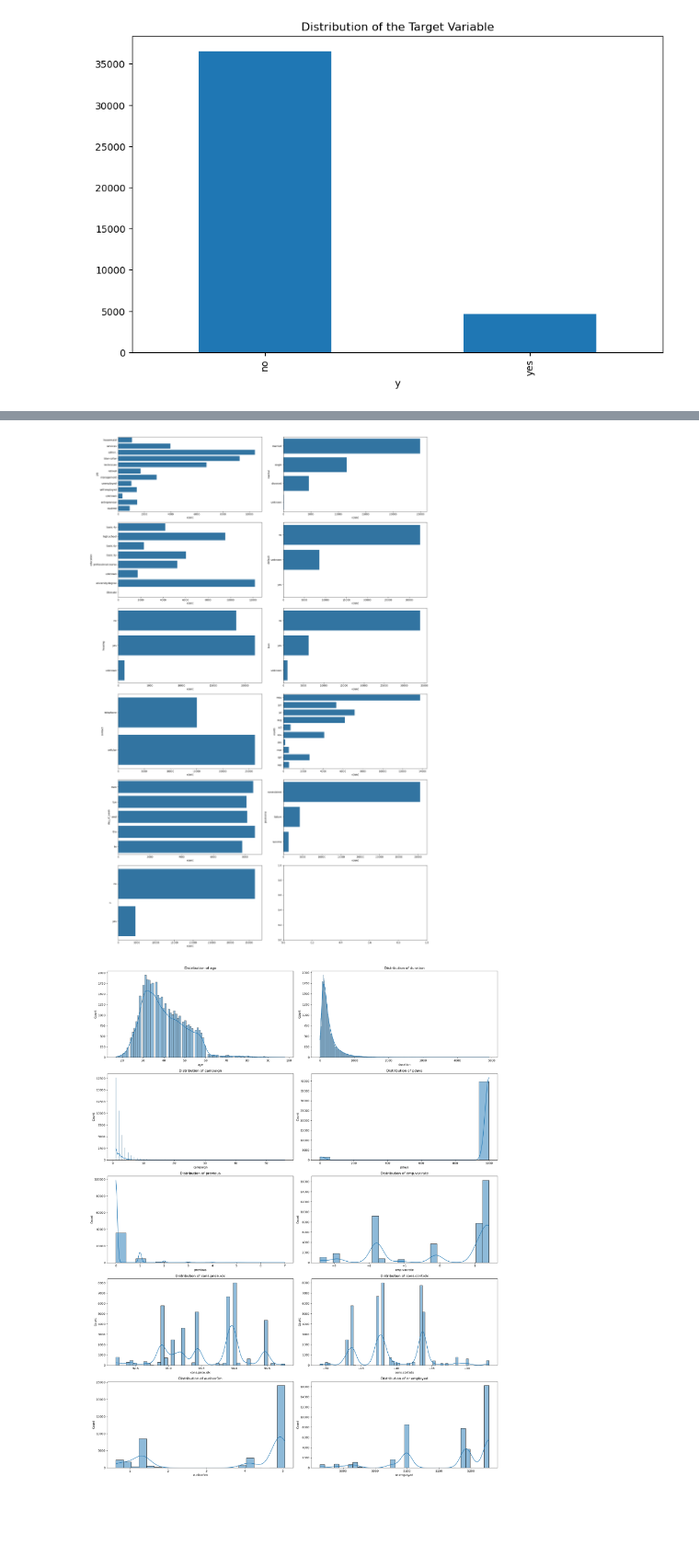
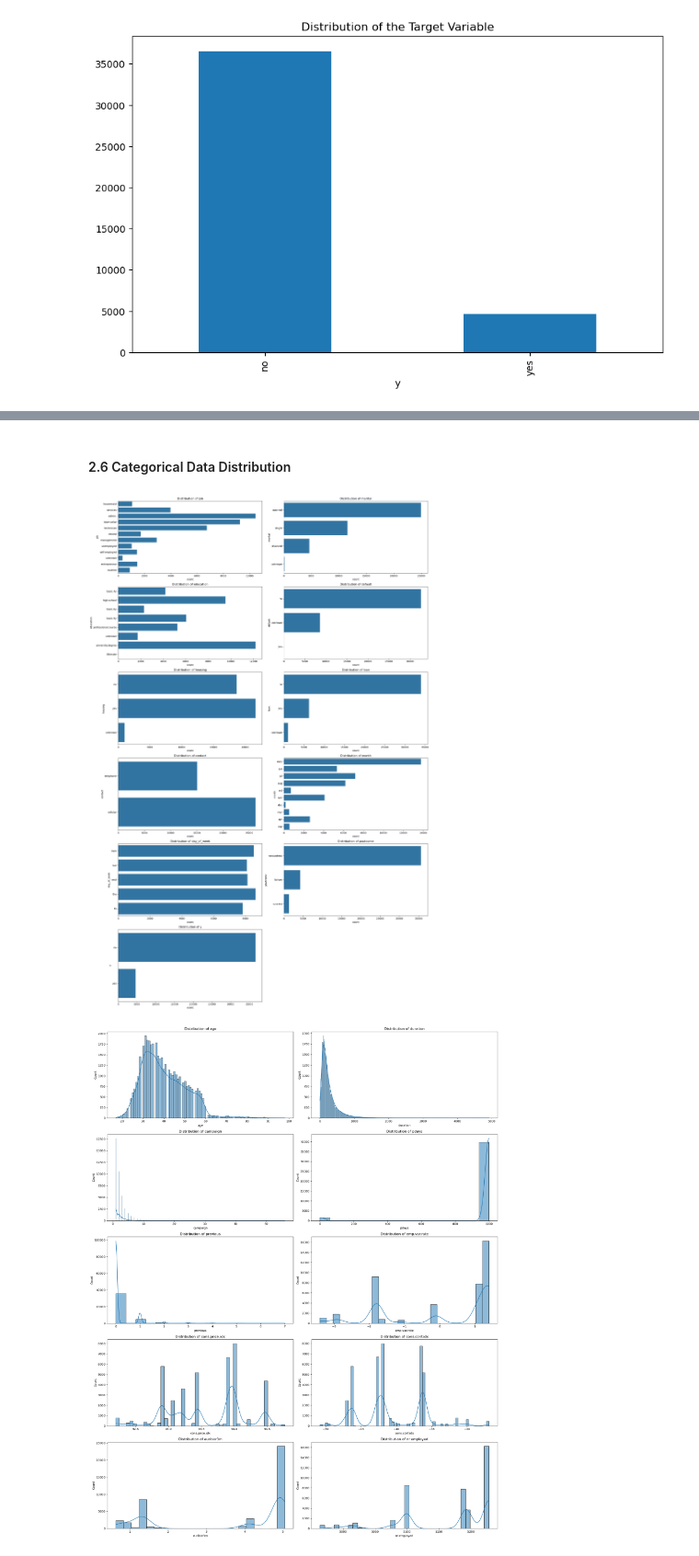
Before and after one commit to Geovannyy/Geovannyy-ML-DM-with-Python-and-Azure-ML-Studio, a Jupyter notebook: notebooks/Task_1_Classification.ipynb, the cells around one changed output, grey strips where cells are left out. Shown at 92% size. Saved outputs shown, nothing was run; the diff lists cells and outputs as text; code cells hidden in the pictures; blank space fills up the shorter version.

```diff
--- a/notebooks/Task_1_Classification.ipynb
+++ b/notebooks/Task_1_Classification.ipynb
@@ -228,18 +270,35 @@ plt.close()
+# %% [markdown]
+#### 2.6 Categorical Data Distribution
 # %%
+# Select categorical features
 categorical_features = df.select_dtypes(include='object').columns
+
+# Calculate the number of rows needed for subplots
 num_features = len(categorical_features)
-num_rows = (num_features + 1) // 2  # Calculate required rows
-fig, ax = plt.subplots(num_rows, 2, figsize=(20, num_rows * 5))
+num_rows = (num_features + 1) // 2
 
+# Create subplots
+fig, axes = plt.subplots(num_rows, 2, figsize=(20, num_rows * 5))
+
+# Flatten the axes array for easy iteration
+axes = axes.flatten()
+
+# Plot count plots for each categorical feature
 for i, feature in enumerate(categorical_features):
-    sns.countplot(y=feature, data=df, ax=ax[i//2, i%2])
+    sns.countplot(y=feature, data=df, ax=axes[i])
+    axes[i].set_title(f'Distribution of {feature}')
 
+# Remove any unused subplots
+for j in range(i + 1, len(axes)):
+    fig.delaxes(axes[j])
+
+# Adjust layout and save the figure
 plt.tight_layout()
-plt.savefig('..\\reports\\figures\\categorical_features_distribution.png')
+plt.savefig('../reports/figures/Task_1/categorical_features_distribution.png')
 plt.show()
 plt.close()
 # %% [output]
-[figure, old version]
+[figure, new version]
 # %%
 numerical_features = df.select_dtypes(include=['int64', 'float64']).columns
 num_features = len(numerical_features)
```
Also changed, not shown: parts of 8 cells of this notebook, 3 other files.
